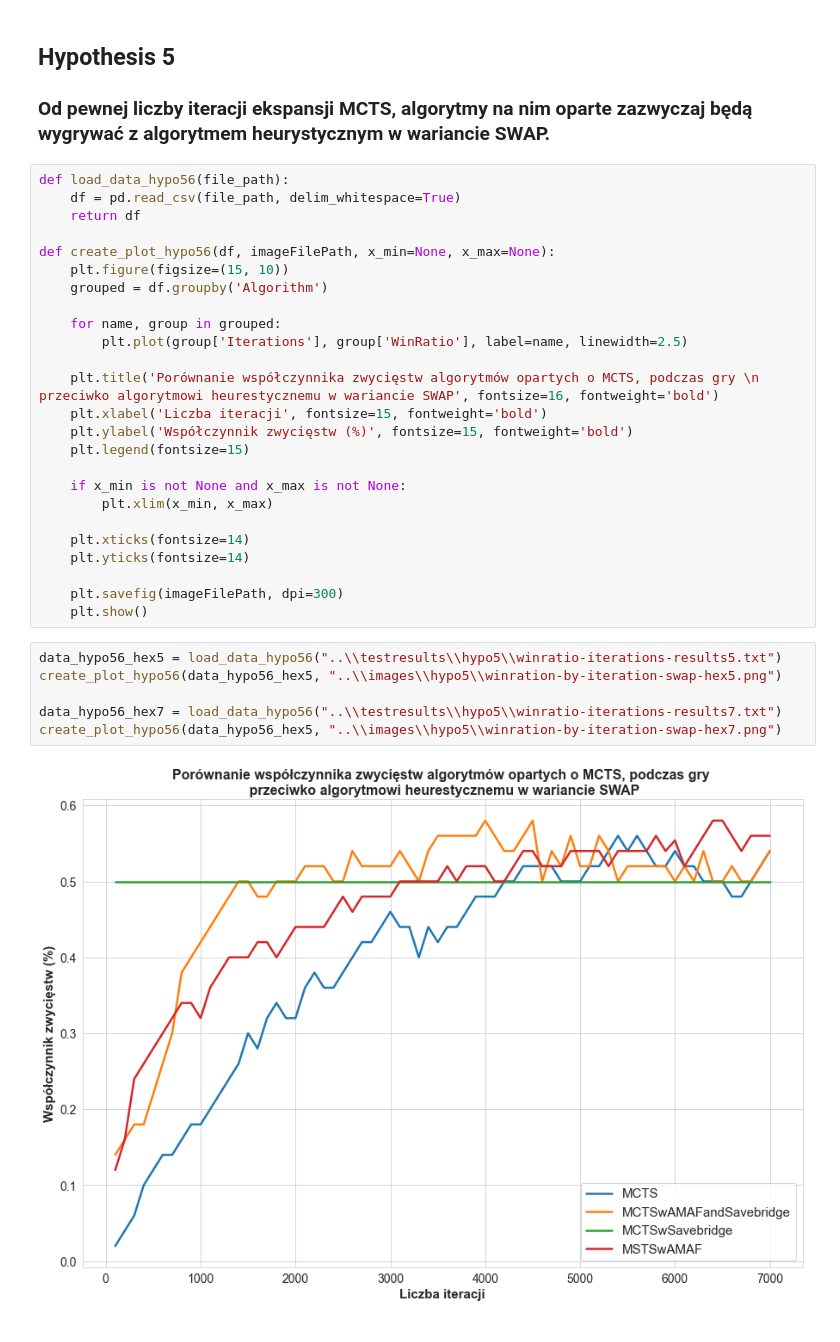
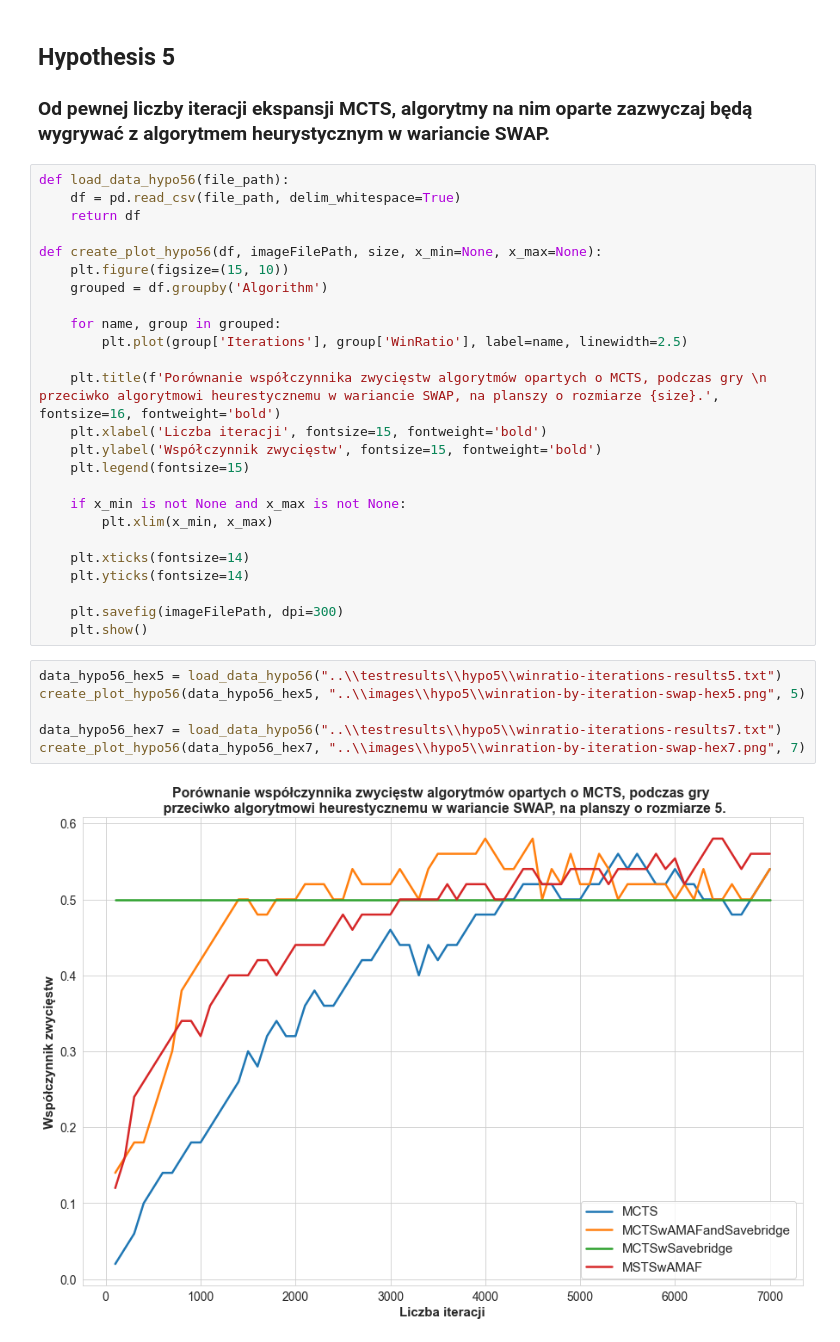
Before and after one commit to H4kan/minihex, a Jupyter notebook: analysis/jupyter/hex-results-analysis.ipynb, the cells around one changed output. Cells and saved outputs as stored; diff of their text form.

```diff
--- a/analysis/jupyter/hex-results-analysis.ipynb
+++ b/analysis/jupyter/hex-results-analysis.ipynb
@@ -140,16 +140,16 @@ def load_data_hypo56(file_path):
     df = pd.read_csv(file_path, delim_whitespace=True)
     return df
 
-def create_plot_hypo56(df, imageFilePath, x_min=None, x_max=None):
+def create_plot_hypo56(df, imageFilePath, size, x_min=None, x_max=None):
     plt.figure(figsize=(15, 10))
     grouped = df.groupby('Algorithm')
 
     for name, group in grouped:
         plt.plot(group['Iterations'], group['WinRatio'], label=name, linewidth=2.5)
 
-    plt.title('Porównanie współczynnika zwycięstw algorytmów opartych o MCTS, podczas gry \n przeciwko algorytmowi heurestycznemu w wariancie SWAP', fontsize=16, fontweight='bold')
+    plt.title(f'Porównanie współczynnika zwycięstw algorytmów opartych o MCTS, podczas gry \n przeciwko algorytmowi heurestycznemu w wariancie SWAP, na planszy o rozmiarze {size}.', fontsize=16, fontweight='bold')
     plt.xlabel('Liczba iteracji', fontsize=15, fontweight='bold')
-    plt.ylabel('Współczynnik zwycięstw (%)', fontsize=15, fontweight='bold')
+    plt.ylabel('Współczynnik zwycięstw', fontsize=15, fontweight='bold')
     plt.legend(fontsize=15)
 
     if x_min is not None and x_max is not None:
@@ -162,9 +162,9 @@ def create_plot_hypo56(df, imageFilePath, x_min=None, x_max=None):
     plt.show()
 # %%
 data_hypo56_hex5 = load_data_hypo56("..\\testresults\\hypo5\\winratio-iterations-results5.txt")
-create_plot_hypo56(data_hypo56_hex5, "..\\images\\hypo5\\winration-by-iteration-swap-hex5.png")
+create_plot_hypo56(data_hypo56_hex5, "..\\images\\hypo5\\winration-by-iteration-swap-hex5.png", 5)
 
 data_hypo56_hex7 = load_data_hypo56("..\\testresults\\hypo5\\winratio-iterations-results7.txt")
-create_plot_hypo56(data_hypo56_hex5, "..\\images\\hypo5\\winration-by-iteration-swap-hex7.png")
+create_plot_hypo56(data_hypo56_hex7, "..\\images\\hypo5\\winration-by-iteration-swap-hex7.png", 7)
 # %% [output]
-[figure, old version]
+[figure, new version]
```
Also changed, not shown: parts of 9 cells of this notebook, 10 other files.
